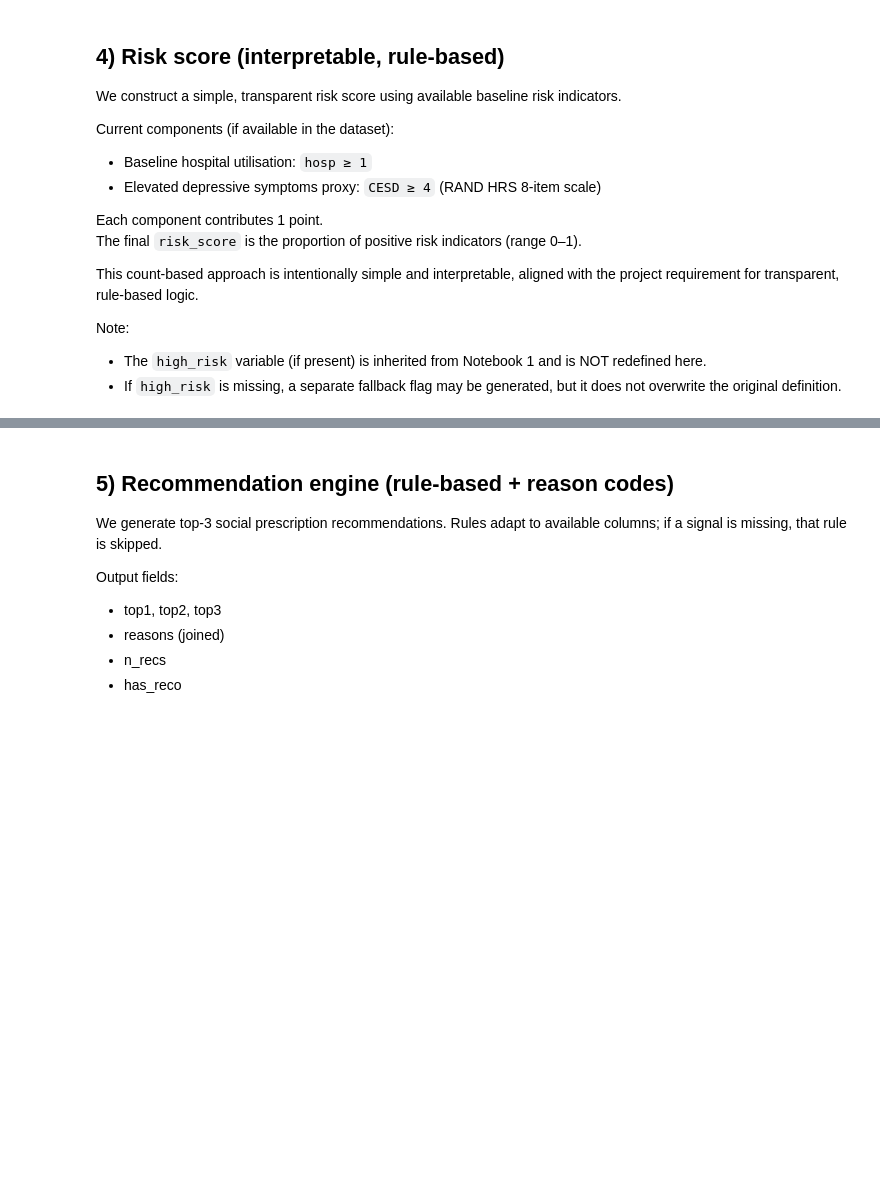
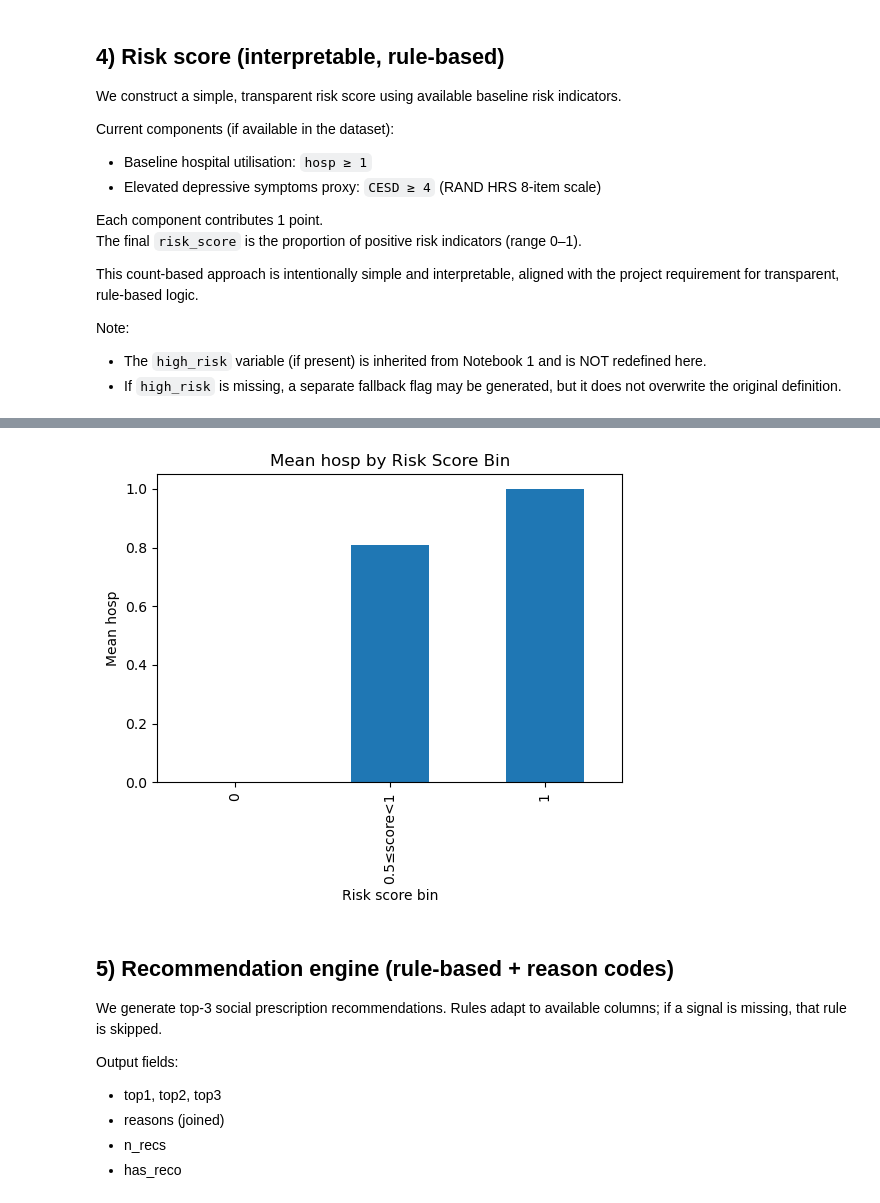
Before and after one commit to ugoyj/BMI5111_Capstone_YuJun, a Jupyter notebook: notebooks/02_feature_engineering_recommendation.ipynb, the cells around one changed output, grey strips where cells are left out. Drawn from its saved outputs; the diff is of its cells as text; code cells hidden in the pictures; blank space fills up the shorter version.

```diff
--- a/notebooks/02_feature_engineering_recommendation.ipynb
+++ b/notebooks/02_feature_engineering_recommendation.ipynb
@@ -253,3 +266,36 @@ Using existing high_risk from Notebook 1 (cleaned to 0/1).
+# %%
+# Plot 2 — Outcome by risk level (sanity check)
+outcome_col = None
+for c in ["next_hosp", "hosp"]:
+    if c in data.columns:
+        outcome_col = c
+        break
+
+if outcome_col is None:
+    print("No hosp/next_hosp column found for sanity check plot.")
+else:
+    tmp_out = pd.to_numeric(data[outcome_col], errors="coerce")
+    tmp_risk = data["risk_score"] if "risk_score" in data.columns else None
+
+    if tmp_risk is not None and tmp_risk.notna().any():
+        # simple binning for interpretability
+        bins = [-0.01, 0.01, 0.49, 0.99, 1.01]
+        labels = ["0", "0<score<0.5", "0.5≤score<1", "1"]
+        risk_bin = pd.cut(tmp_risk, bins=bins, labels=labels)
+
+        plot_df = pd.DataFrame({"risk_bin": risk_bin, "outcome": tmp_out}).dropna()
+        means = plot_df.groupby("risk_bin")["outcome"].mean()
+
+        plt.figure(figsize=(6,4))
+        means.plot(kind="bar")
+        plt.title(f"Mean {outcome_col} by Risk Score Bin")
+        plt.xlabel("Risk score bin")
+        plt.ylabel(f"Mean {outcome_col}")
+        plt.show()
+    else:
+        print("risk_score not available for sanity check plot.")
+# %% [output]
+[figure, added]
 # %% [markdown]
 ## 5) Recommendation engine (rule-based + reason codes)
 
```
Also changed, not shown: parts of 14 cells of this notebook.
